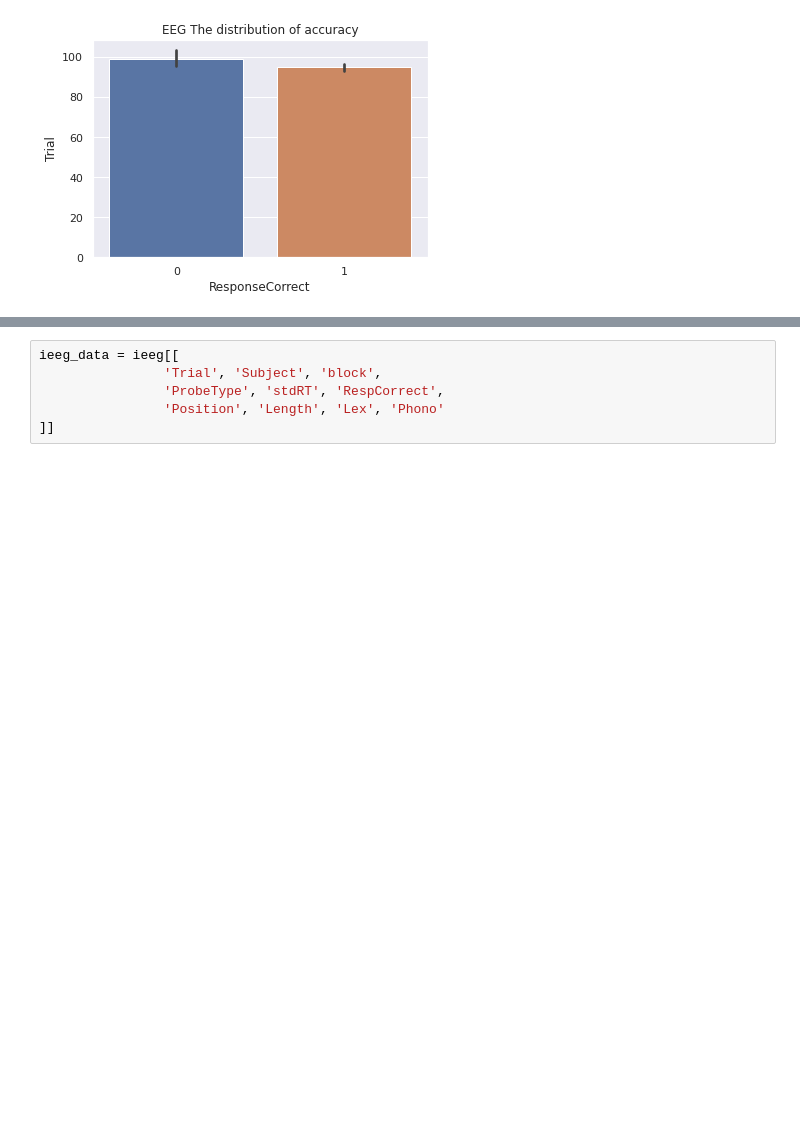
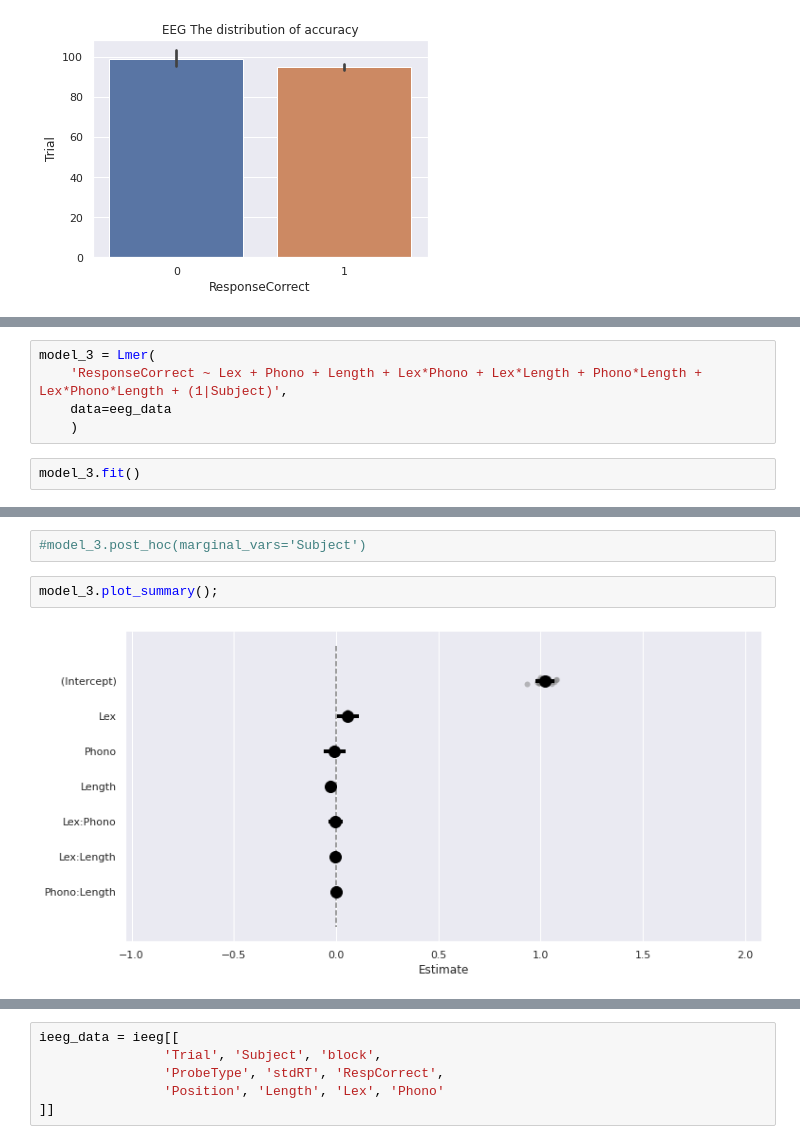
Before and after one commit to cristinarainich/Sternberg_analysis, a Jupyter notebook: Models.ipynb, the cells around one changed output, grey strips where cells are left out. Saved outputs shown, nothing was run; the diff lists cells and outputs as text; blank space fills up the shorter version.

```diff
--- a/Models.ipynb
+++ b/Models.ipynb
@@ -144,0 +180,7 @@ eeg_data.head()
+# %%
+model_3 = Lmer(
+    'ResponseCorrect ~ Lex + Phono + Length + Lex*Phono + Lex*Length + Phono*Length + Lex*Phono*Length + (1|Subject)',
+    data=eeg_data
+    )
+# %%
+model_3.fit()
@@ -176,0 +283,6 @@ Fixed effects:
+# %%
+#model_3.post_hoc(marginal_vars='Subject')
+# %%
+model_3.plot_summary();
+# %% [output]
+[figure, added]
```
Also changed, not shown: parts of 63 cells of this notebook.
